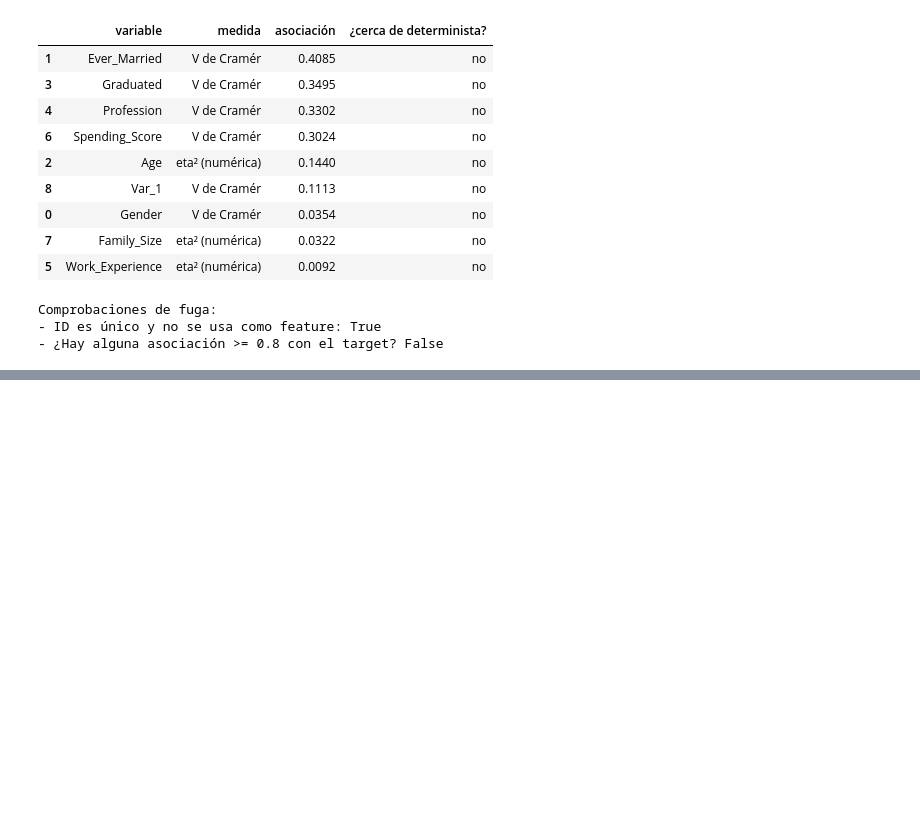
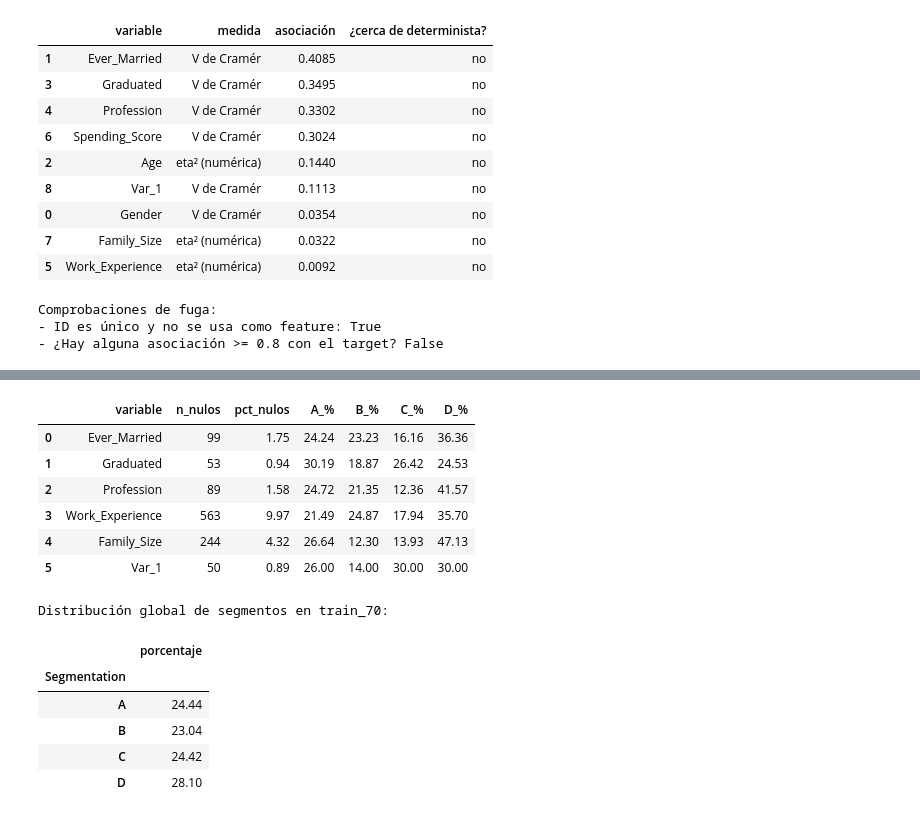
Before and after one commit to IA-P1-BCN/customer-segmentation-multiclass, a Jupyter notebook: 03_eda_train70_brian_outliers_fuga.ipynb, the cells around one changed output, grey strips where cells are left out. Drawn from its saved outputs; the diff is of its cells as text; code cells hidden in the pictures; blank space fills up the shorter version.

Commit message:
docs(eda): address US-06 review with hypothesis tests and null analysis

```diff
--- a/03_eda_train70_brian_outliers_fuga.ipynb
+++ b/03_eda_train70_brian_outliers_fuga.ipynb
@@ -341 +507,51 @@ Comprobaciones de fuga:
+# %%
+null_rows = []
+for column in df.columns:
+    n_null = int(df[column].isna().sum())
+    if n_null == 0:
+        continue
+
+    mask = df[column].isna()
+    dist = (
+        df.loc[mask, "Segmentation"]
+        .value_counts(normalize=True)
+        .reindex(SEGMENT_ORDER, fill_value=0)
+        .mul(100)
+        .round(2)
+    )
+    row = {
+        "variable": column,
+        "n_nulos": n_null,
+        "pct_nulos": round(n_null / len(df) * 100, 2),
+    }
+    row.update({f"{seg}_%": float(dist[seg]) for seg in SEGMENT_ORDER})
+    null_rows.append(row)
+
+null_by_segment = pd.DataFrame(null_rows)
+display(null_by_segment)
+
+print("\nDistribución global de segmentos en train_70:")
+display(
+    df["Segmentation"]
+    .value_counts(normalize=True)
+    .reindex(SEGMENT_ORDER)
+    .mul(100)
+    .round(2)
+    .to_frame("porcentaje")
+)
+# %% [output]
+|  | variable | n_nulos | pct_nulos | A_% | B_% | C_% | D_% |
+| 0 | Ever_Married | 99 | 1.75 | 24.24 | 23.23 | 16.16 | 36.36 |
+| 1 | Graduated | 53 | 0.94 | 30.19 | 18.87 | 26.42 | 24.53 |
+| 2 | Profession | 89 | 1.58 | 24.72 | 21.35 | 12.36 | 41.57 |
+| 3 | Work_Experience | 563 | 9.97 | 21.49 | 24.87 | 17.94 | 35.70 |
+| 4 | Family_Size | 244 | 4.32 | 26.64 | 12.30 | 13.93 | 47.13 |
+| 5 | Var_1 | 50 | 0.89 | 26.00 | 14.00 | 30.00 | 30.00 |
+Distribución global de segmentos en train_70:
+|  | porcentaje |
+| Segmentation |  |
+| A | 24.44 |
+| B | 23.04 |
+| C | 24.42 |
+| D | 28.10 |
 # %% [markdown]
```
Also changed, not shown: parts of 12 cells of this notebook.
